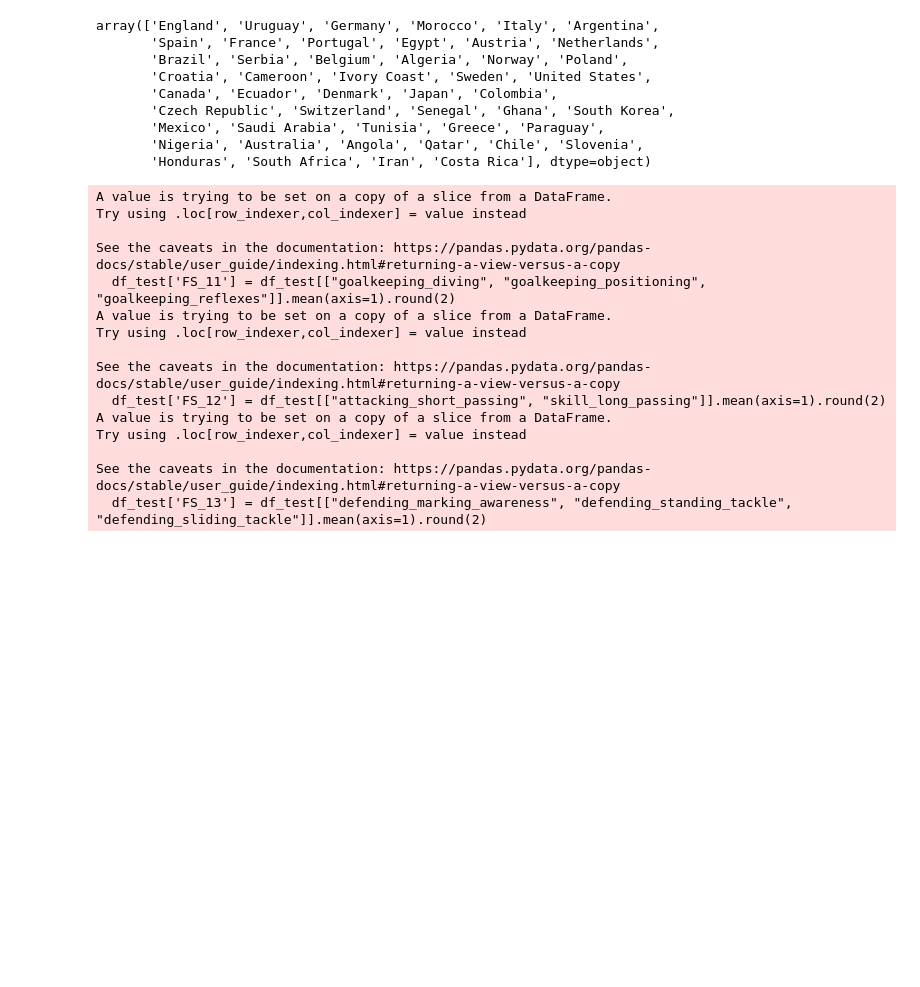
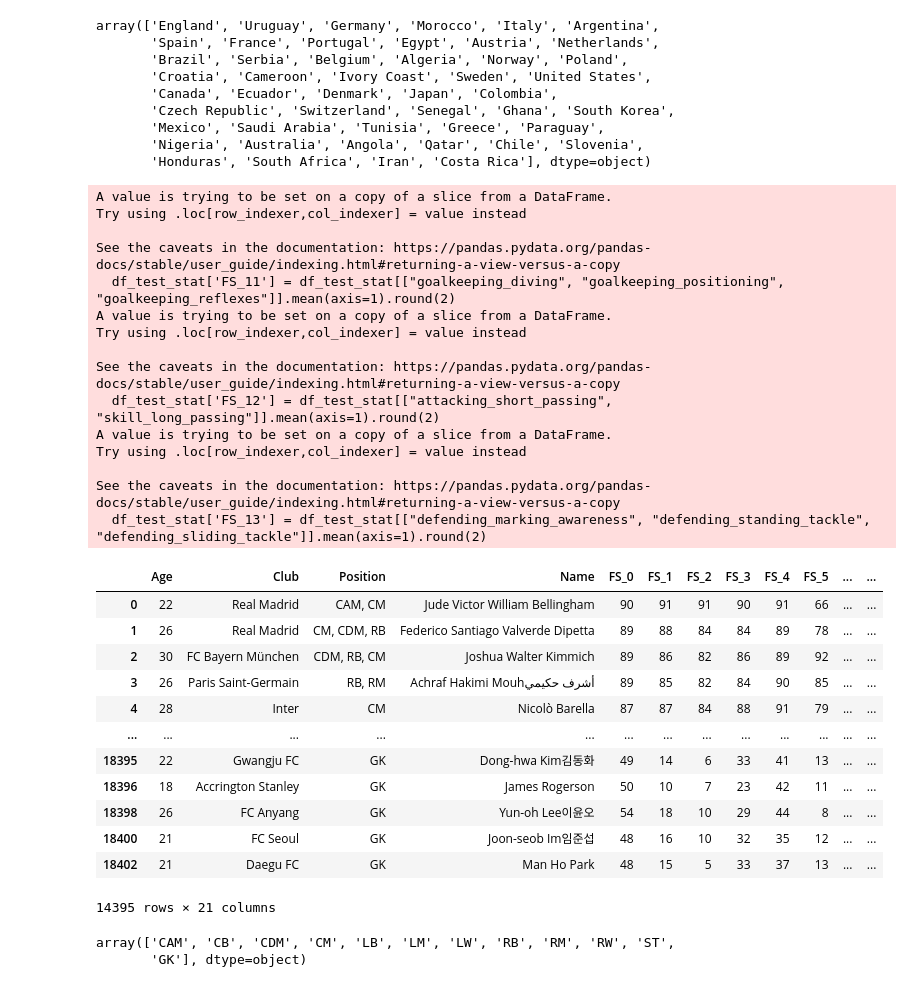
Before and after one commit to SKNetworks-AI19-250818/SKN19-mini-4Team, a Jupyter notebook: EDA/Player Stats/code/worldcup_eda.ipynb, the cells around one changed output. Saved outputs shown, nothing was run; the diff lists cells and outputs as text; code cells hidden in the pictures; blank space fills up the shorter version.

```diff
--- a/EDA/Player Stats/code/worldcup_eda.ipynb
+++ b/EDA/Player Stats/code/worldcup_eda.ipynb
@@ -904,13 +904,13 @@ eng2kor = {
 
 valid_countries = list(eng2kor.keys())
 
-df_test = df_test[df_test['nationality_name'].isin(valid_countries)]
-df_test['nationality_name'].unique()
+df_test_stat = df_test_stat[df_test_stat['nationality_name'].isin(valid_countries)]
+df_test_stat['nationality_name'].unique()
 
-df_test['Eng_Nation'] = df_test['nationality_name']
-df_test['Nation'] = df_test['nationality_name'].str.strip().replace(eng2kor)
+df_test_stat['Eng_Nation'] = df_test_stat['nationality_name']
+df_test_stat['Nation'] = df_test_stat['nationality_name'].str.strip().replace(eng2kor)
 
-df_test['Eng_Nation'] = df_test['Eng_Nation'].replace({
+df_test_stat['Eng_Nation'] = df_test_stat['Eng_Nation'].replace({
     'Czechia': 'Czech Republic',
     "Côte d'Ivoire": 'Ivory Coast',
     'Korea Republic': 'South Korea'
@@ -944,9 +944,9 @@ array(['England', 'Uruguay', 'Germany', 'Morocco', 'Italy', 'Argentina',
        'Nigeria', 'Australia', 'Angola', 'Qatar', 'Chile', 'Slovenia',
        'Honduras', 'South Africa', 'Iran', 'Costa Rica'], dtype=object)
 # %%
-df_test['FS_11'] = df_test[["goalkeeping_diving", "goalkeeping_positioning", "goalkeeping_reflexes"]].mean(axis=1).round(2)
-df_test['FS_12'] = df_test[["attacking_short_passing", "skill_long_passing"]].mean(axis=1).round(2)
-df_test['FS_13'] = df_test[["defending_marking_awareness", "defending_standing_tackle", "defending_sliding_tackle"]].mean(axis=1).round(2)
+df_test_stat['FS_11'] = df_test_stat[["goalkeeping_diving", "goalkeeping_positioning", "goalkeeping_reflexes"]].mean(axis=1).round(2)
+df_test_stat['FS_12'] = df_test_stat[["attacking_short_passing", "skill_long_passing"]].mean(axis=1).round(2)
+df_test_stat['FS_13'] = df_test_stat[["defending_marking_awareness", "defending_standing_tackle", "defending_sliding_tackle"]].mean(axis=1).round(2)
 
 rename_dict = {
     'long_name': 'Name',
@@ -961,12 +961,15 @@ rename_dict = {
     "power_strength": "FS_8",
     "power_shot_power": "FS_9",
     "movement_sprint_speed": "FS_10",
-    "attacking_finishing": "FS_14"
+    "attacking_finishing": "FS_14",
+    'age': "Age",
+    'club_name': 'Club',
+    'player_positions': 'Position',
 }
 
-df_test = df_test.rename(columns=rename_dict)
+df_test_stat = df_test_stat.rename(columns=rename_dict)
 
-df_test = df_test.drop(columns=[
+df_test_stat = df_test_stat.drop(columns=[
     "goalkeeping_diving", "goalkeeping_positioning", "goalkeeping_reflexes",
     "attacking_short_passing", "skill_long_passing",
     "defending_marking_awareness", "defending_standing_tackle", "defending_sliding_tackle", "nationality_name"
@@ -976,17 +979,33 @@ A value is trying to be set on a copy of a slice from a DataFrame.
 Try using .loc[row_indexer,col_indexer] = value instead
 
 See the caveats in the documentation: https://pandas.pydata.org/pandas-docs/stable/user_guide/indexing.html#returning-a-view-versus-a-copy
-  df_test['FS_11'] = df_test[["goalkeeping_diving", "goalkeeping_positioning", "goalkeeping_reflexes"]].mean(axis=1).round(2)
+  df_test_stat['FS_11'] = df_test_stat[["goalkeeping_diving", "goalkeeping_positioning", "goalkeeping_reflexes"]].mean(axis=1).round(2)
 A value is trying to be set on a copy of a slice from a DataFrame.
 Try using .loc[row_indexer,col_indexer] = value instead
 
 See the caveats in the documentation: https://pandas.pydata.org/pandas-docs/stable/user_guide/indexing.html#returning-a-view-versus-a-copy
-  df_test['FS_12'] = df_test[["attacking_short_passing", "skill_long_passing"]].mean(axis=1).round(2)
+  df_test_stat['FS_12'] = df_test_stat[["attacking_short_passing", "skill_long_passing"]].mean(axis=1).round(2)
 A value is trying to be set on a copy of a slice from a DataFrame.
 Try using .loc[row_indexer,col_indexer] = value instead
 
 See the caveats in the documentation: https://pandas.pydata.org/pandas-docs/stable/user_guide/indexing.html#returning-a-view-versus-a-copy
-  df_test['FS_13'] = df_test[["defending_marking_awareness", "defending_standing_tackle", "defending_sliding_tackle"]].mean(axis=1).round(2)
+  df_test_stat['FS_13'] = df_test_stat[["defending_marking_awareness", "defending_standing_tackle", "defending_sliding_tackle"]].mean(axis=1).round(2)
+# %%
+df_test_stat
+# %% [output]
+|  | Age | Club | Position | Name | FS_0 | FS_1 | FS_2 | FS_3 | FS_4 | FS_5 | ... | ... |
+| 0 | 22 | Real Madrid | CAM, CM | Jude Victor William Bellingham | 90 | 91 | 91 | 90 | 91 | 66 | ... | ... |
+| 1 | 26 | Real Madrid | CM, CDM, RB | Federico Santiago Valverde Dipetta | 89 | 88 | 84 | 84 | 89 | 78 | ... | ... |
+| 2 | 30 | FC Bayern München | CDM, RB, CM | Joshua Walter Kimmich | 89 | 86 | 82 | 86 | 89 | 92 | ... | ... |
+| 3 | 26 | Paris Saint-Germain | RB, RM | Achraf Hakimi Mouhأشرف حكيمي | 89 | 85 | 82 | 84 | 90 | 85 | ... | ... |
+| 4 | 28 | Inter | CM | Nicolò Barella | 87 | 87 | 84 | 88 | 91 | 79 | ... | ... |
+| ... | ... | ... | ... | ... | ... | ... | ... | ... | ... | ... | ... | ... |
+| 18395 | 22 | Gwangju FC | GK | Dong-hwa Kim김동화 | 49 | 14 | 6 | 33 | 41 | 13 | ... | ... |
+| 18396 | 18 | Accrington Stanley | GK | James Rogerson | 50 | 10 | 7 | 23 | 42 | 11 | ... | ... |
+| 18398 | 26 | FC Anyang | GK | Yun-oh Lee이윤오 | 54 | 18 | 10 | 29 | 44 | 8 | ... | ... |
+| 18400 | 21 | FC Seoul | GK | Joon-seob Im임준섭 | 48 | 16 | 10 | 32 | 35 | 12 | ... | ... |
+| 18402 | 21 | Daegu FC | GK | Man Ho Park | 48 | 15 | 5 | 33 | 37 | 13 | ... | ... |
+14395 rows × 21 columns
 # %%
 cols_order = [
     "Nation",
@@ -1013,0 +1039,5 @@ df_test = df_test[cols_order].sort_values('Eng_Nation')
+# %%
+df_test_stat['Position'].unique()
+# %% [output]
+array(['CAM', 'CB', 'CDM', 'CM', 'LB', 'LM', 'LW', 'RB', 'RM', 'RW', 'ST',
+       'GK'], dtype=object)
```
Also changed, not shown: parts of 13 cells of this notebook, 5 other files.
